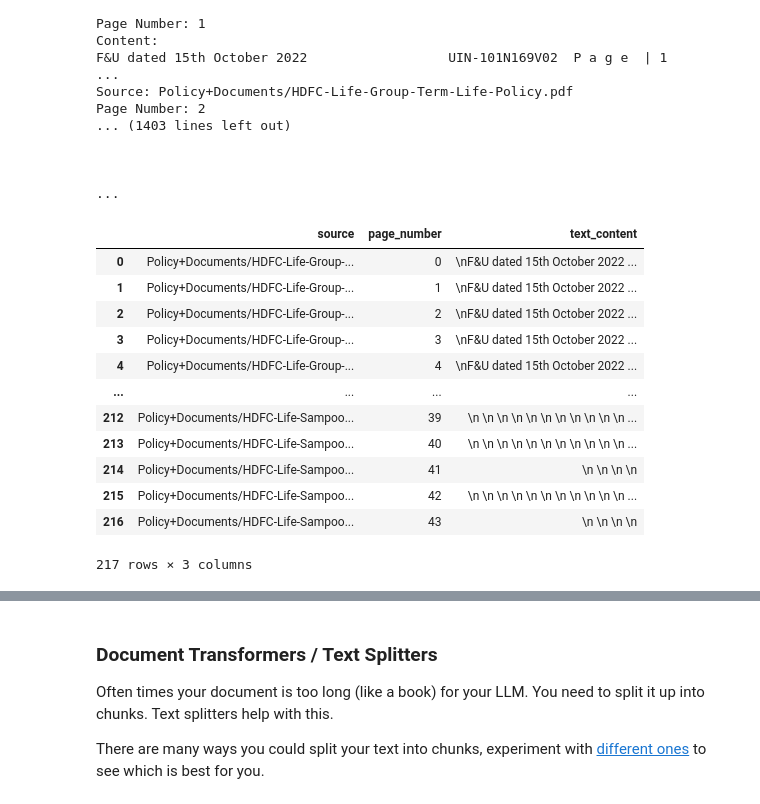
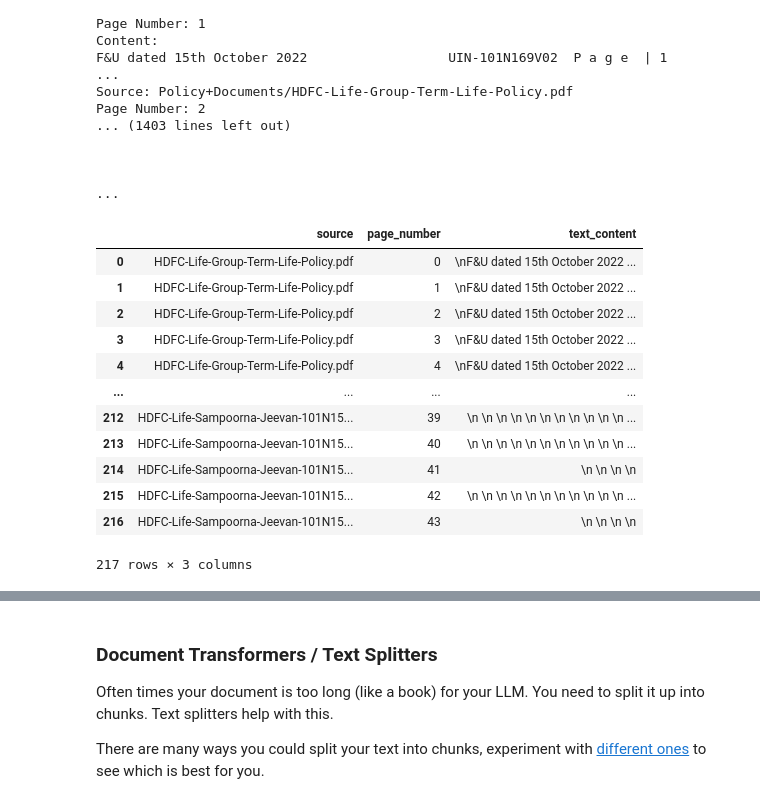
Before and after one commit to Gyan1494/semantic-spotter-project-1, a Jupyter notebook: semantic-spotter-langchain-notebook.ipynb, the cells around one changed output, grey strips where cells are left out. Cells and saved outputs as stored; diff of their text form; code cells hidden in the pictures.

```diff
--- a/semantic-spotter-langchain-notebook.ipynb
+++ b/semantic-spotter-langchain-notebook.ipynb
@@ -182,32 +182,33 @@ Page Number: 2
 # %%
 # collecting all pages text and page number in a dataframe
 import pandas as pd
 
 data = []
 for doc in documents:
     # Extract page number, source and text content
     page_number = doc.metadata['page']
     source = doc.metadata['source']
+    file_name = source.split("/")[1]
     text_content = doc.page_content
 
     # Add the page number and text as a tuple to the data list
-    data.append({"source": source, "page_number": page_number, "text_content": text_content})
+    data.append({"source": file_name, "page_number": page_number, "text_content": text_content})
 
 df = pd.DataFrame(data)
 df
 # %% [output]
 |  | source | page_number | text_content |
-| 0 | Policy+Documents/HDFC-Life-Group-... | 0 | \nF&U dated 15th October 2022 ... |
-| 1 | Policy+Documents/HDFC-Life-Group-... | 1 | \nF&U dated 15th October 2022 ... |
-| 2 | Policy+Documents/HDFC-Life-Group-... | 2 | \nF&U dated 15th October 2022 ... |
-| 3 | Policy+Documents/HDFC-Life-Group-... | 3 | \nF&U dated 15th October 2022 ... |
-| 4 | Policy+Documents/HDFC-Life-Group-... | 4 | \nF&U dated 15th October 2022 ... |
+| 0 | HDFC-Life-Group-Term-Life-Policy.pdf | 0 | \nF&U dated 15th October 2022 ... |
+| 1 | HDFC-Life-Group-Term-Life-Policy.pdf | 1 | \nF&U dated 15th October 2022 ... |
+| 2 | HDFC-Life-Group-Term-Life-Policy.pdf | 2 | \nF&U dated 15th October 2022 ... |
+| 3 | HDFC-Life-Group-Term-Life-Policy.pdf | 3 | \nF&U dated 15th October 2022 ... |
+| 4 | HDFC-Life-Group-Term-Life-Policy.pdf | 4 | \nF&U dated 15th October 2022 ... |
 | ... | ... | ... | ... |
-| 212 | Policy+Documents/HDFC-Life-Sampoo... | 39 | \n \n \n \n \n \n \n \n \n \n \n ... |
-| 213 | Policy+Documents/HDFC-Life-Sampoo... | 40 | \n \n \n \n \n \n \n \n \n \n \n ... |
-| 214 | Policy+Documents/HDFC-Life-Sampoo... | 41 | \n \n \n \n |
-| 215 | Policy+Documents/HDFC-Life-Sampoo... | 42 | \n \n \n \n \n \n \n \n \n \n \n ... |
-| 216 | Policy+Documents/HDFC-Life-Sampoo... | 43 | \n \n \n \n |
+| 212 | HDFC-Life-Sampoorna-Jeevan-101N15... | 39 | \n \n \n \n \n \n \n \n \n \n \n ... |
+| 213 | HDFC-Life-Sampoorna-Jeevan-101N15... | 40 | \n \n \n \n \n \n \n \n \n \n \n ... |
+| 214 | HDFC-Life-Sampoorna-Jeevan-101N15... | 41 | \n \n \n \n |
+| 215 | HDFC-Life-Sampoorna-Jeevan-101N15... | 42 | \n \n \n \n \n \n \n \n \n \n \n ... |
+| 216 | HDFC-Life-Sampoorna-Jeevan-101N15... | 43 | \n \n \n \n |
 217 rows × 3 columns
 # %%
 # Store the metadata for each page in a separate column, now we can consider the Page_No is the metadata
```
Also changed, not shown: parts of 20 cells of this notebook.
